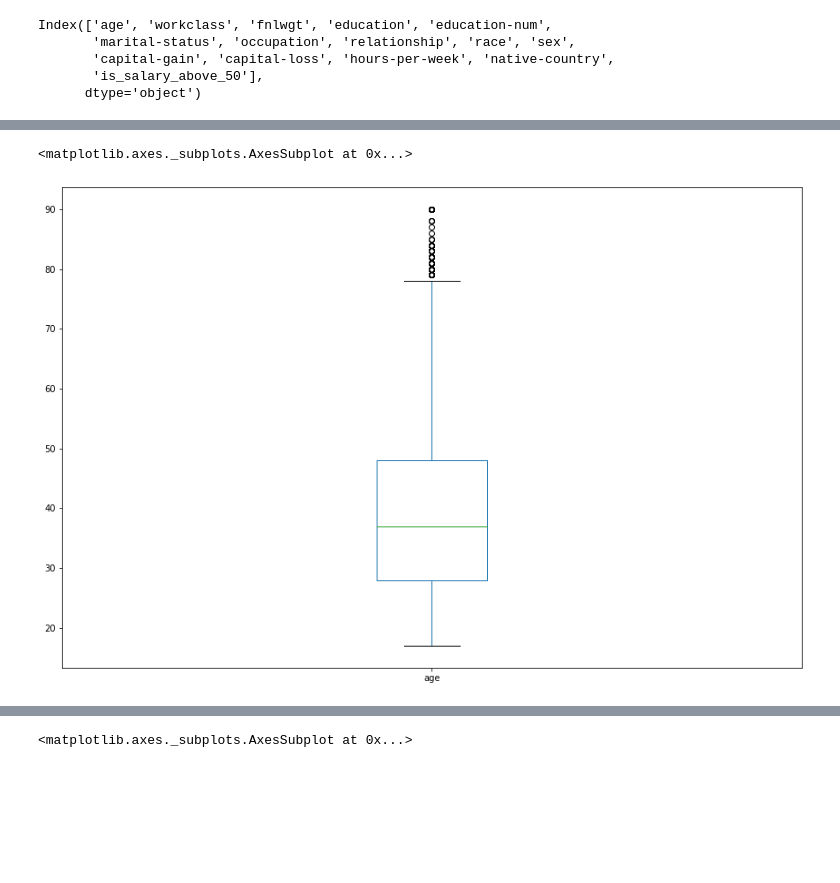
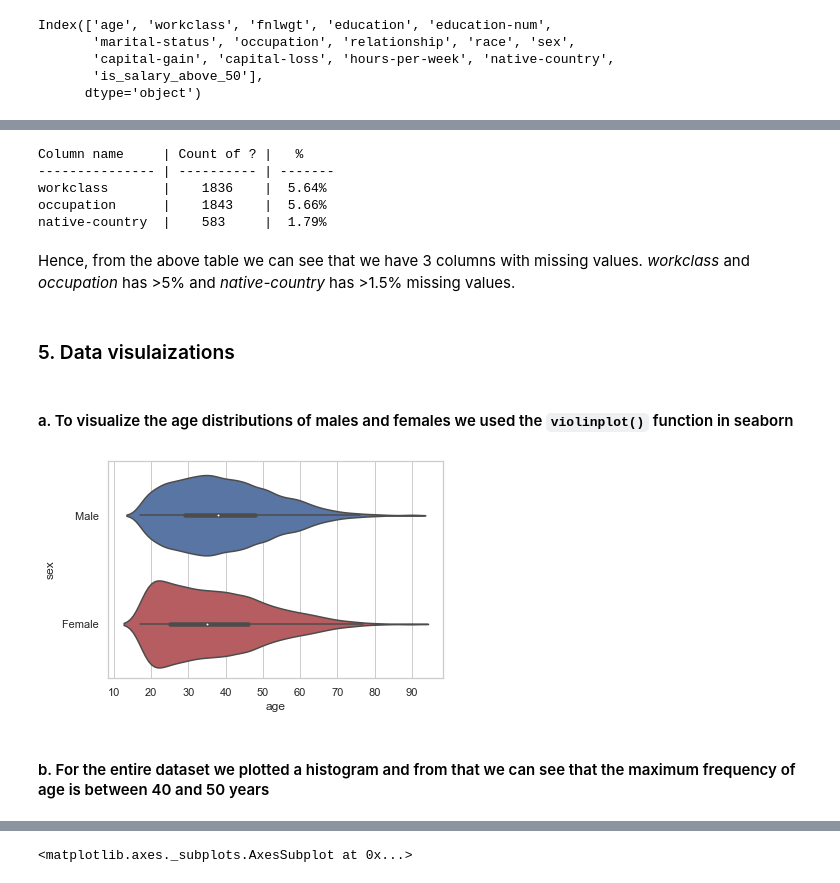
Before and after one commit to chandratop/IDS-Project, a Jupyter notebook: src.ipynb, the cells around one changed output, grey strips where cells are left out. Drawn from its saved outputs; the diff is of its cells as text; code cells hidden in the pictures; blank space fills up the shorter version.

```diff
--- a/src.ipynb
+++ b/src.ipynb
@@ -81,8 +134,32 @@ native-country  :  583
-# %%
-df['age'].plot.box(figsize = (15,10))
-# %% [output]
-<matplotlib.axes._subplots.AxesSubplot at 0x...>
-[figure, removed]
+# %%
+print("{0:15} | {1:10} | {2:^5}".format("Column name", "Count of ?", "%"))
+print("{0:15} | {1:10} | {2:5}".format("-"*15, "-"*10, "-"*7))
+total = len(df[df.columns[0]])
+for i in df.columns:
+    if ' ?' in df[i].unique() :
+        count = df[i].value_counts()[' ?']
+        percentage = (count * 100) / total
+        print("{0:15} | {1:^10} | {2:5.2f}%".format(i, count, percentage))
+# %% [output]
+Column name     | Count of ? |   %
+--------------- | ---------- | -------
+workclass       |    1836    |  5.64%
+occupation      |    1843    |  5.66%
+native-country  |    583     |  1.79%
+# %% [markdown]
+Hence, from the above table we can see that we have 3 columns with missing values.
+*workclass* and *occupation* has >5% and *native-country* has >1.5% missing values.
+# %% [markdown]
+### 5. Data visulaizations
+# %% [markdown]
+#### a. To visualize the age distributions of males and females we used the `violinplot()` function in seaborn
+# %%
+sns.set(style="whitegrid")
+ax = sns.violinplot(x=df['age'], y=df['sex'], palette={' Male':'b', ' Female':'r'})
+# %% [output]
+[figure, added]
+# %% [markdown]
+#### b. For the entire dataset we plotted a histogram and from that we can see that the maximum frequency of age is between 40 and 50 years
 # %%
 df['age'].plot(kind = 'hist')
 # %% [output]
```
Also changed, not shown: parts of 28 cells of this notebook, 1 other file.
